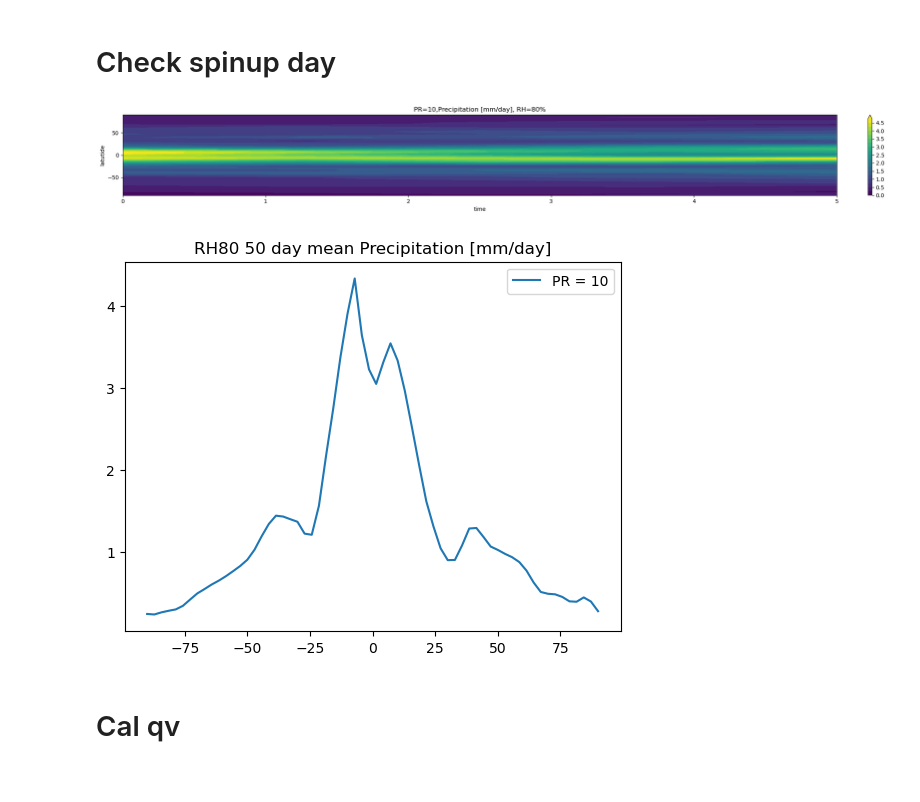
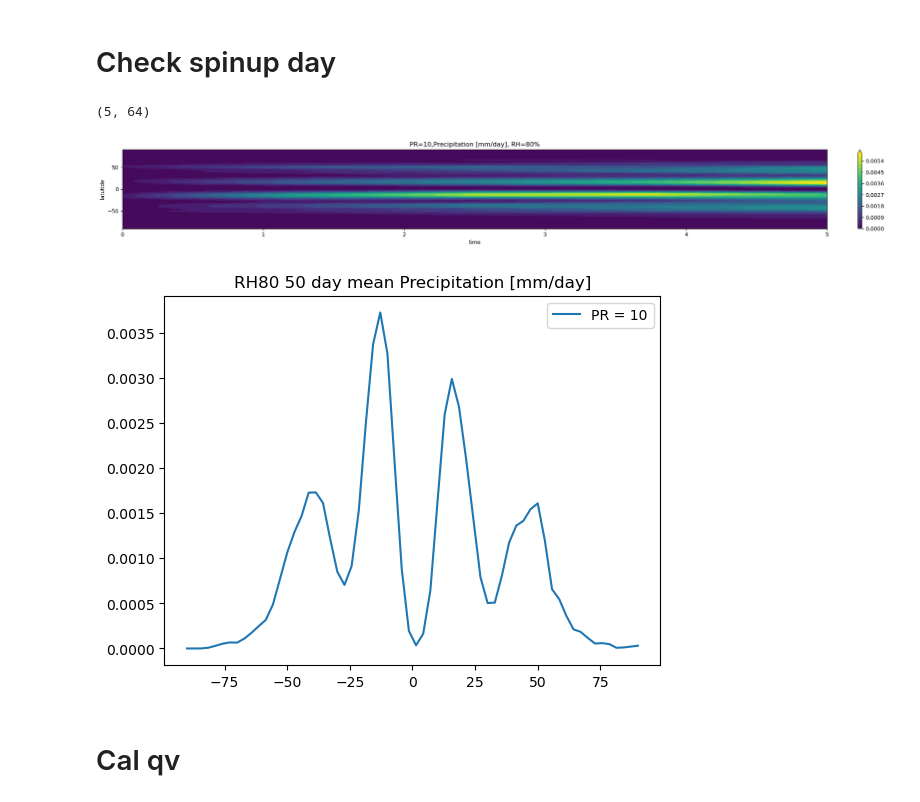
Before and after one commit to PeterChang1023/Dycore_Master, a Jupyter notebook: dycore/IdealizeSpetral.jl/exp/HSt42/check_spinupday.ipynb, the cells around one changed output. Cells and saved outputs as stored; diff of their text form; code cells hidden in the pictures.

```diff
--- a/dycore/IdealizeSpetral.jl/exp/HSt42/check_spinupday.ipynb
+++ b/dycore/IdealizeSpetral.jl/exp/HSt42/check_spinupday.ipynb
@@ -109,7 +109,7 @@ class Dycore:
         self.Prec[:, 0,:,:] = 1/self.g * self.qv_diff[:, 0,:,:] * (self.p[:, 1,:,:] - self.p[:, 0,:,:])/2
         self.Prec[:,-1,:,:] = 1/self.g * self.qv_diff[:,-1,:,:] * (self.p[:,-1,:,:] - self.p[:,-2,:,:])/2
 
-        self.Prec_mean = np.nanmean(self.Prec, axis=(1))
+        self.Prec_mean = np.nansum(self.Prec, axis=(1))
         self.Prec_mean2 = np.nanmean(self.Prec_mean, axis=(2))
 
         return self.Prec_mean2
@@ -123,6 +123,10 @@ class Dycore:
         print(np.nanmax(self.t), np.nanmin(self.t))
         self.t_mean = np.nanmean(self.t[-100:,:,:,:], axis=(1,3))
         return self.t_mean
+
+    def cal_diff(self):
+
+        return np.nanmean(self.qv_diff, axis=(1,3))
 # %%
 file = "test_final.dat"
 time = np.linspace(0,5,5)
@@ -139,6 +143,8 @@ for pr in range(10,20,10):
     dycore = Dycore(file)
     # get_KE = dycore.cal_KE()
     Prec   = dycore.cal_pre()
+    Prec_new   = dycore.cal_diff()
+
     # t_mean = dycore.cal_t()
     # t_mean2 = dycore.cal_t_last()
 
@@ -163,35 +169,36 @@ for pr in range(10,20,10):
 
 plt.tight_layout()
 # plt.savefig("Check_Precipitation.png", dpi=300., bbox_inches='tight')
 plt.show()
 ###############################################################################
 ### cooridate
 x  = np.linspace(-180,180,128)
 y  = np.linspace(-90,90,64)
 xd = np.deg2rad(x)
 yd = np.deg2rad(y)
 
 # WARNING: cos(-90) would be zero, doing this preventing it from divide by zero.
 cy     = np.cos(yd)
 cy[0]  = np.nan
 cy[-1] = np.nan
 
 plt.figure(dpi=100.)
 plt.title("RH80 50 day mean Precipitation [mm/day]")
 
 for pr in range(10,20,10):
     # file  = f"1600day_HS_front_RH50_PR{pr}_PRRELAX86400_with_w_all.dat"# f"HS_front_RH50_PR10_PRRELAX86400_with_w_all.dat" # ./outputs/withprecip/
     # file = f"PR{pr}_200day_test_ice_all.dat"
     # file = "300day_RH80_PR10_test_vertical_advection_revised_all.dat"
     dycore = Dycore(file)
     Prec   = dycore.cal_pre()
     Prec_mean  = np.nanmean(Prec[:,:], axis=0)
     plt.plot(y, Prec_mean * int(pr), label=f"PR = {pr}")
 plt.legend()
 plt.show()
 # %% [output]
+(5, 64)
-[figure, old version]
+[figure, new version]
-[figure, old version]
+[figure, new version]
 # %% [markdown]
 # Cal qv
 # %%
```
Also changed, not shown: parts of 10 cells of this notebook, 2 other files.
